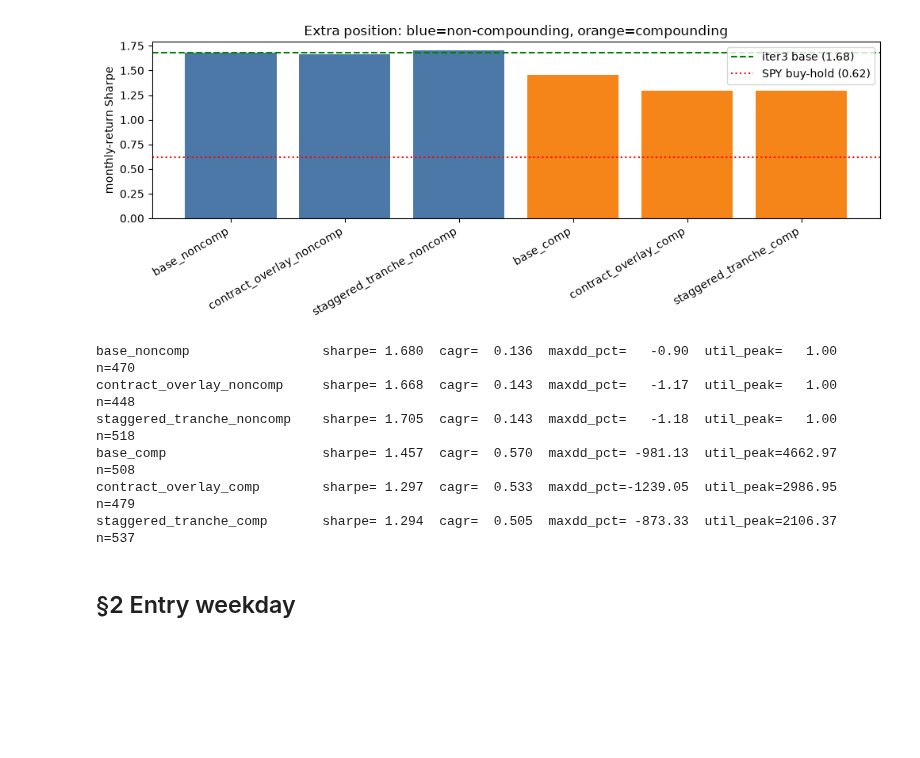
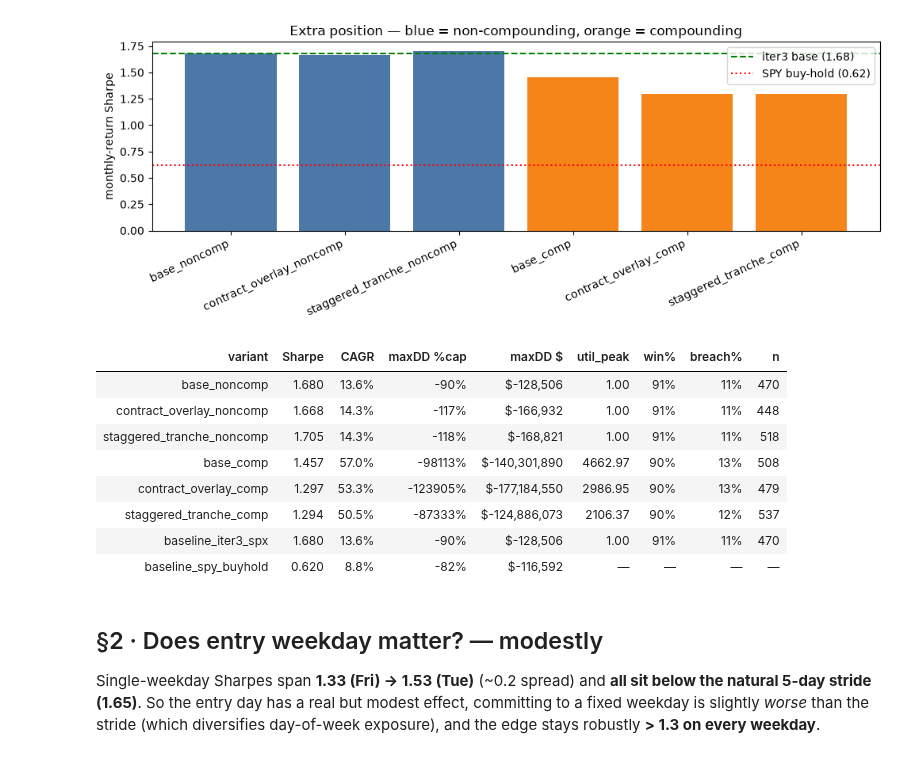
Before and after one commit to moremeds/argon, a Jupyter notebook: docs/research/vrp/vrp-backtest-iteration-4-findings.ipynb, the cells around one changed output. Saved outputs shown, nothing was run; the diff lists cells and outputs as text; code cells hidden in the pictures; blank space fills up the shorter version.

```diff
--- a/docs/research/vrp/vrp-backtest-iteration-4-findings.ipynb
+++ b/docs/research/vrp/vrp-backtest-iteration-4-findings.ipynb
@@ -17,6 +22,7 @@ import csv
 import pathlib
 
 import matplotlib.pyplot as plt
+from IPython.display import HTML, display
 
 DATA = next(p for p in [pathlib.Path("docs/research/vrp"), pathlib.Path(".")]
             if (p / "iter4-mc.csv").exists())
@@ -28,11 +34,28 @@ def load(name):
 
 
 def f(x):
-    """CSV cell -> float or nan (blank/None -> nan)."""
     try:
         return float(x)
     except (TypeError, ValueError):
         return float("nan")
+
+
+def htable(header, rows, align="right"):
+    """Styled HTML table — renders richly in the notebook and in the exported HTML."""
+    th = "".join(
+        f"<th style='padding:5px 12px;text-align:{align};background:#2b2b3a;"
+        f"color:#fff;border:1px solid #444'>{h}</th>" for h in header)
+    body = ""
+    for i, row in enumerate(rows):
+        bg = "#f4f4f8" if i % 2 else "#ffffff"
+        tds = "".join(
+            f"<td style='padding:4px 12px;text-align:{align};"
+            f"border:1px solid #e3e3e3'>{c}</td>" for c in row)
+        body += f"<tr style='background:{bg}'>{tds}</tr>"
+    return HTML(
+        "<table style='border-collapse:collapse;font-family:ui-monospace,Menlo,"
+        f"monospace;font-size:12.5px;margin:8px 0'><thead><tr>{th}</tr></thead>"
+        f"<tbody>{body}</tbody></table>")
 
 
 ep = load("iter4-extra-position.csv")
@@ -42,9 +65,11 @@ bpath = load("iter4-bear-start-path.csv")
 mc = load("iter4-mc.csv")
 mct = load("iter4-mc-trials.csv")
 mincap = load("iter4-min-capital.csv")
+log = load("iter4-trade-log.csv")
 
 BASE = next(r for r in ep if r["variant"] == "baseline_iter3_spx")
 SPY = next(r for r in ep if r["variant"] == "baseline_spy_buyhold")
 BASE_SH, SPY_SH = f(BASE["sharpe"]), f(SPY["sharpe"])
-print(f"iteration-3 SPX base Sharpe={BASE_SH:.3f}  |  SPY buy-hold Sharpe={SPY_SH:.3f}")
+print(f"reconciliation: base_noncomp == iteration-3 base Sharpe {BASE_SH:.3f}  "
+      f"|  SPY buy-hold {SPY_SH:.3f}  |  {len(log)} real fills loaded")
 # %% [output]
@@ -54,34 +111,48 @@ iteration-3 SPX base Sharpe=1.680  |  SPY buy-hold Sharpe=0.620
 # %%
 # §1 Extra position — Sharpe by variant vs the two baselines
 order = ["base_noncomp", "contract_overlay_noncomp", "staggered_tranche_noncomp",
          "base_comp", "contract_overlay_comp", "staggered_tranche_comp"]
 rows = {r["variant"]: r for r in ep}
 vals = [f(rows[v]["sharpe"]) for v in order]
 fig, ax = plt.subplots(figsize=(10, 4))
-colors = ["#4c78a8"] * 3 + ["#f58518"] * 3
-ax.bar(range(len(order)), vals, color=colors)
+ax.bar(range(len(order)), vals, color=["#4c78a8"] * 3 + ["#f58518"] * 3)
 ax.axhline(BASE_SH, color="green", ls="--", label=f"iter3 base ({BASE_SH:.2f})")
 ax.axhline(SPY_SH, color="red", ls=":", label=f"SPY buy-hold ({SPY_SH:.2f})")
 ax.set_xticks(range(len(order)))
-ax.set_xticklabels(order, rotation=30, ha="right")
+ax.set_xticklabels(order, rotation=25, ha="right")
 ax.set_ylabel("monthly-return Sharpe")
-ax.set_title("Extra position: blue=non-compounding, orange=compounding")
+ax.set_title("Extra position — blue = non-compounding, orange = compounding")
 ax.legend()
 plt.tight_layout()
 plt.show()
-for v in order:
+
+hdr = ["variant", "Sharpe", "CAGR", "maxDD %cap", "maxDD $", "util_peak", "win%", "breach%", "n"]
+trows = []
+for v in order + ["baseline_iter3_spx", "baseline_spy_buyhold"]:
     r = rows[v]
     cagr = f(r["cagr"]) if r["cagr"] else f(r["cagr_excess"])
-    print(f"{v:28s} sharpe={f(r['sharpe']):6.3f}  cagr={cagr:7.3f}  "
-          f"maxdd_pct={f(r['maxdd_pct']):8.2f}  util_peak={f(r['util_peak']):7.2f}  n={r['n_rungs']}")
+    trows.append([v, f"{f(r['sharpe']):.3f}", f"{cagr:.1%}", f"{f(r['maxdd_pct']):.0%}",
+                  f"${f(r['maxdd_dollars']):,.0f}" if r["maxdd_dollars"] else "—",
+                  f"{f(r['util_peak']):.2f}" if r["util_peak"] else "—",
+                  f"{f(r['win_rate']):.0%}" if r["win_rate"] else "—",
+                  f"{f(r['breach_rate']):.0%}" if r["breach_rate"] else "—", r["n_rungs"] or "—"])
+display(htable(hdr, trows, align="right"))
 # %% [output]
-[figure, old version]
+[figure, new version]
-base_noncomp                 sharpe= 1.680  cagr=  0.136  maxdd_pct=   -0.90  util_peak=   1.00  n=470
-contract_overlay_noncomp     sharpe= 1.668  cagr=  0.143  maxdd_pct=   -1.17  util_peak=   1.00  n=448
-staggered_tranche_noncomp    sharpe= 1.705  cagr=  0.143  maxdd_pct=   -1.18  util_peak=   1.00  n=518
-base_comp                    sharpe= 1.457  cagr=  0.570  maxdd_pct= -981.13  util_peak=4662.97  n=508
-contract_overlay_comp        sharpe= 1.297  cagr=  0.533  maxdd_pct=-1239.05  util_peak=2986.95  n=479
-staggered_tranche_comp       sharpe= 1.294  cagr=  0.505  maxdd_pct= -873.33  util_peak=2106.37  n=537
+| variant | Sharpe | CAGR | maxDD %cap | maxDD $ | util_peak | win% | breach% | n |
+| base_noncomp | 1.680 | 13.6% | -90% | $-128,506 | 1.00 | 91% | 11% | 470 |
+| contract_overlay_noncomp | 1.668 | 14.3% | -117% | $-166,932 | 1.00 | 91% | 11% | 448 |
+| staggered_tranche_noncomp | 1.705 | 14.3% | -118% | $-168,821 | 1.00 | 91% | 11% | 518 |
+| base_comp | 1.457 | 57.0% | -98113% | $-140,301,890 | 4662.97 | 90% | 13% | 508 |
+| contract_overlay_comp | 1.297 | 53.3% | -123905% | $-177,184,550 | 2986.95 | 90% | 13% | 479 |
+| staggered_tranche_comp | 1.294 | 50.5% | -87333% | $-124,886,073 | 2106.37 | 90% | 12% | 537 |
+| baseline_iter3_spx | 1.680 | 13.6% | -90% | $-128,506 | 1.00 | 91% | 11% | 470 |
+| baseline_spy_buyhold | 0.620 | 8.8% | -82% | $-116,592 | — | — | — | — |
-# %% [markdown]
-## §2 Entry weekday
+# %% [markdown]
+## §2 · Does entry weekday matter? — modestly
+
+Single-weekday Sharpes span **1.33 (Fri) → 1.53 (Tue)** (~0.2 spread) and **all sit below the
+natural 5-day stride (1.65)**. So the entry day has a real but modest effect, committing to a fixed
+weekday is slightly *worse* than the stride (which diversifies day-of-week exposure), and the edge
+stays robustly **> 1.3 on every weekday**.
 # %%
```
Also changed, not shown: parts of 18 cells of this notebook, 5 other files.
